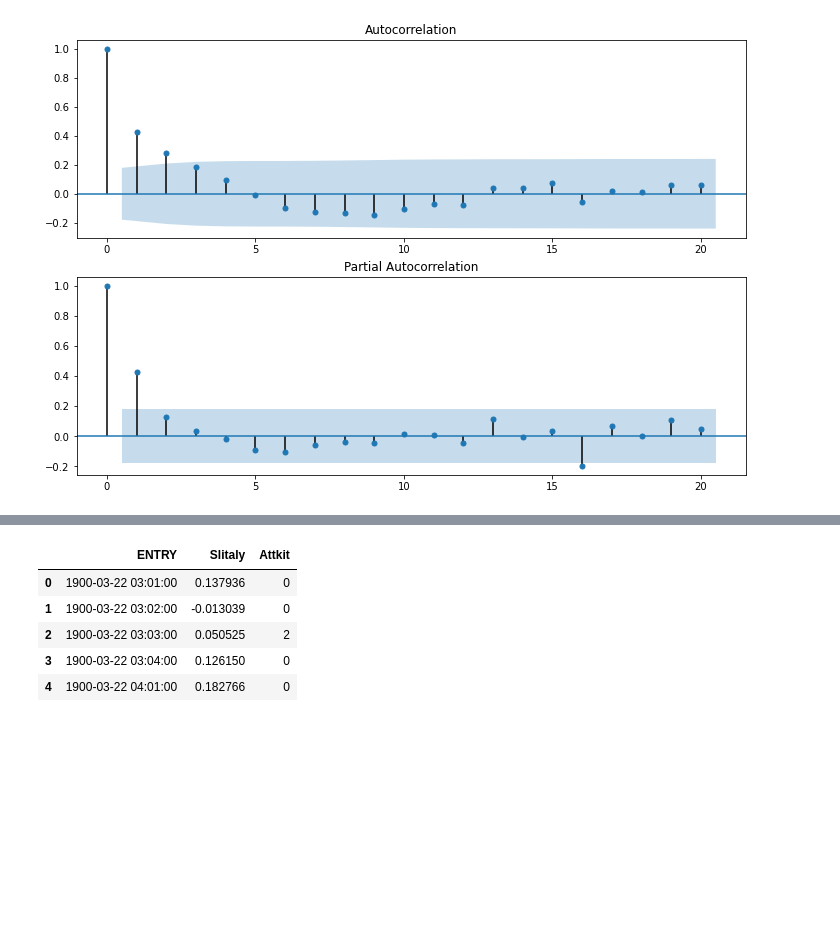
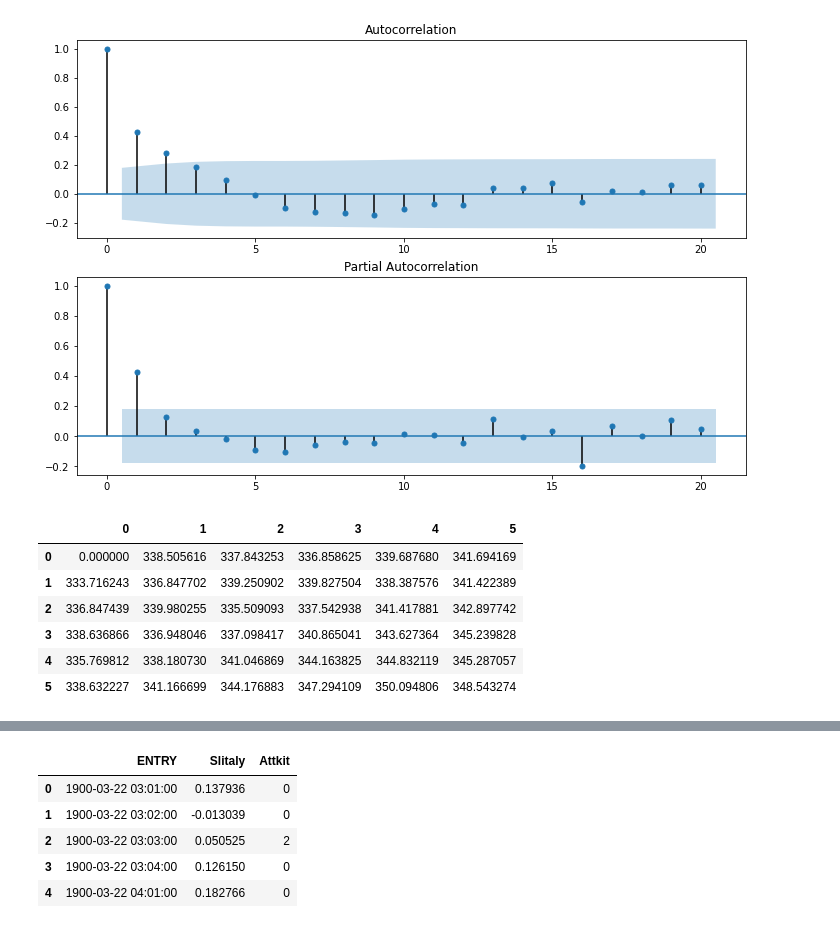
Before and after one commit to jslr1997/ECOG2046, a Jupyter notebook: notebooks/7_Analisis_Intervencion.ipynb, the cells around one changed output, grey strips where cells are left out. Cells and saved outputs as stored; diff of their text form; code cells hidden in the pictures; blank space fills up the shorter version.

```diff
--- a/notebooks/7_Analisis_Intervencion.ipynb
+++ b/notebooks/7_Analisis_Intervencion.ipynb
@@ -264,6 +272,16 @@ for p in range(6):
             aic.iloc[p,q] = np.nan
             bic.iloc[p,q] = np.nan
             hqic.iloc[p,q] = np.nan
+# %%
+hqic
+# %% [output]
+|  | 0 | 1 | 2 | 3 | 4 | 5 |
+| 0 | 0.000000 | 338.505616 | 337.843253 | 336.858625 | 339.687680 | 341.694169 |
+| 1 | 333.716243 | 336.847702 | 339.250902 | 339.827504 | 338.387576 | 341.422389 |
+| 2 | 336.847439 | 339.980255 | 335.509093 | 337.542938 | 341.417881 | 342.897742 |
+| 3 | 338.636866 | 336.948046 | 337.098417 | 340.865041 | 343.627364 | 345.239828 |
+| 4 | 335.769812 | 338.180730 | 341.046869 | 344.163825 | 344.832119 | 345.287057 |
+| 5 | 338.632227 | 341.166699 | 344.176883 | 347.294109 | 350.094806 | 348.543274 |
 # %%
 model = sm.tsa.statespace.SARIMAX(df.z, order=(1,0,0), trend=None)
 results = model.fit()
```
Also changed, not shown: parts of 22 cells of this notebook, 2 other files.
